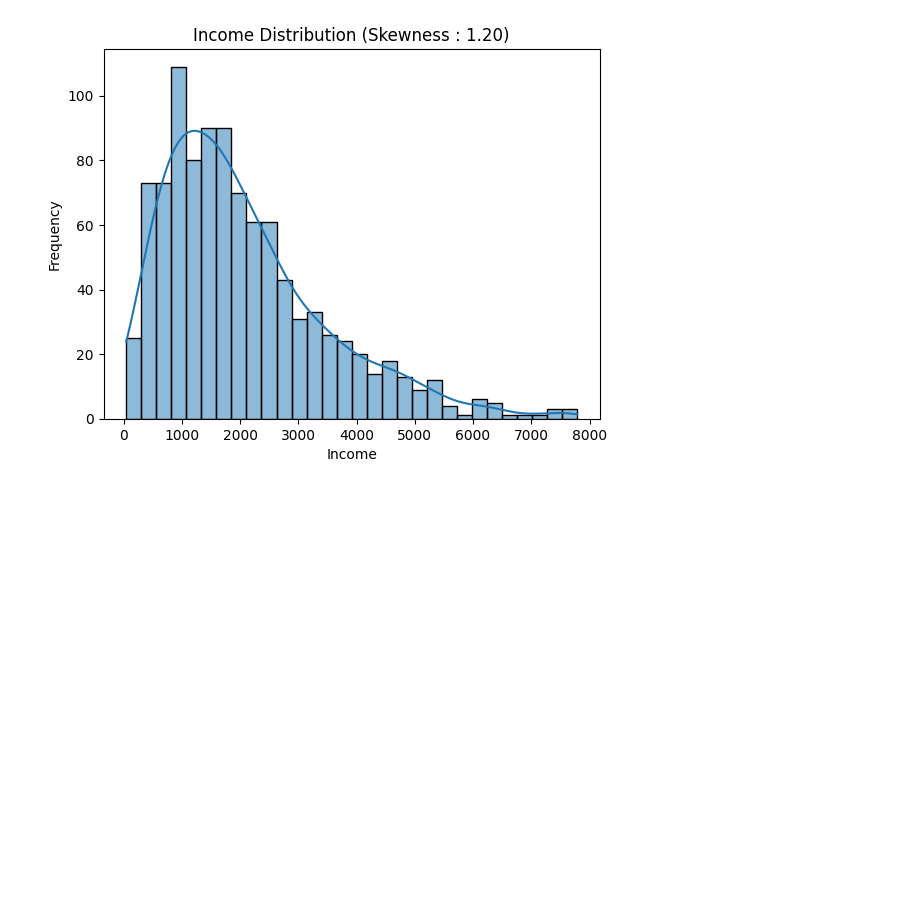
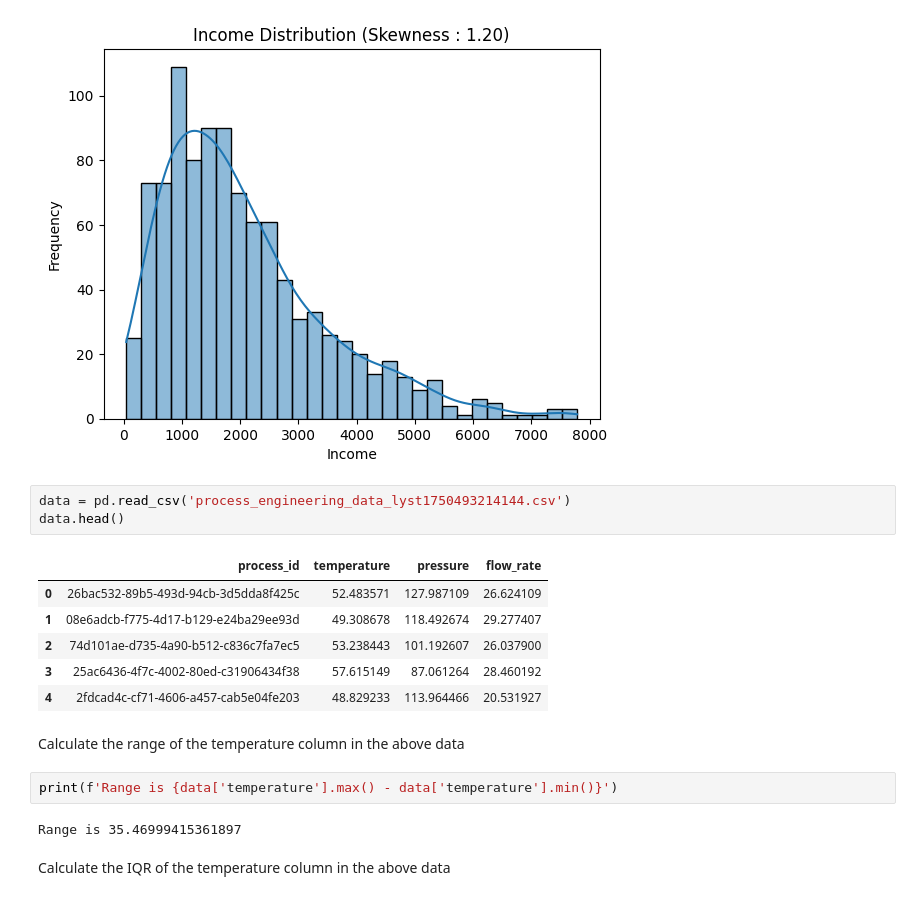
Before and after one commit to Priyavaratsaini3/Data-Science-Cohort, a Jupyter notebook: Phase-1/Distribution.ipynb, the cells around one changed output. Saved outputs shown, nothing was run; the diff lists cells and outputs as text; blank space fills up the shorter version.

Commit message:
calculate the range , quantile, variance and standard deviation

```diff
--- a/Phase-1/Distribution.ipynb
+++ b/Phase-1/Distribution.ipynb
@@ -22,3 +22,21 @@ plt.ylabel('Frequency')
 # %% [output]
 Text(0, 0.5, 'Frequency')
 [figure]
+# %%
+data = pd.read_csv('process_engineering_data_lyst1750493214144.csv')
+data.head()
+# %% [output]
+|  | process_id | temperature | pressure | flow_rate |
+| 0 | 26bac532-89b5-493d-94cb-3d5dda8f425c | 52.483571 | 127.987109 | 26.624109 |
+| 1 | 08e6adcb-f775-4d17-b129-e24ba29ee93d | 49.308678 | 118.492674 | 29.277407 |
+| 2 | 74d101ae-d735-4a90-b512-c836c7fa7ec5 | 53.238443 | 101.192607 | 26.037900 |
+| 3 | 25ac6436-4f7c-4002-80ed-c31906434f38 | 57.615149 | 87.061264 | 28.460192 |
+| 4 | 2fdcad4c-cf71-4606-a457-cab5e04fe203 | 48.829233 | 113.964466 | 20.531927 |
+# %% [markdown]
+Calculate the range of the temperature column in the above data
+# %%
+print(f'Range is {data['temperature'].max() - data['temperature'].min()}')
+# %% [output]
+Range is 35.46999415361897
+# %% [markdown]
+Calculate the IQR of the temperature column in the above data
```
Also changed, not shown: parts of 5 cells of this notebook, 1 other file.
